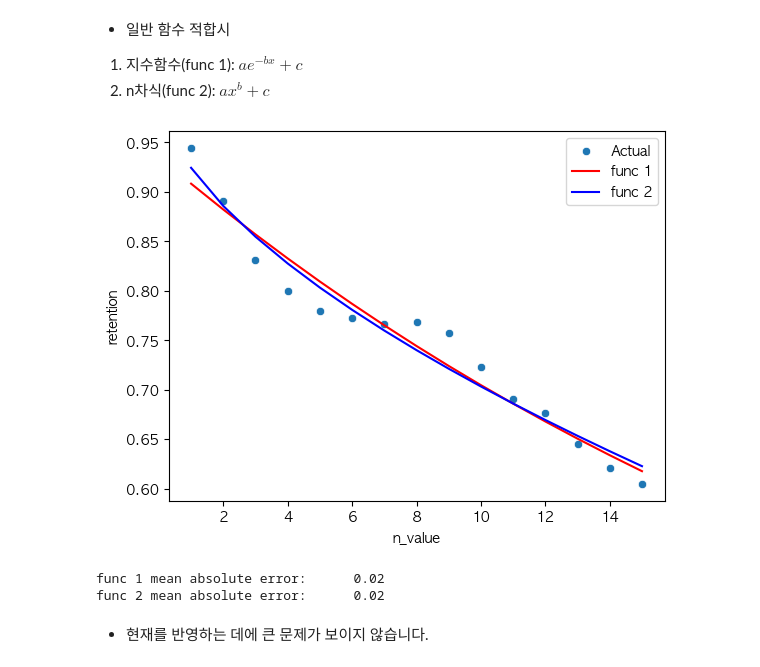
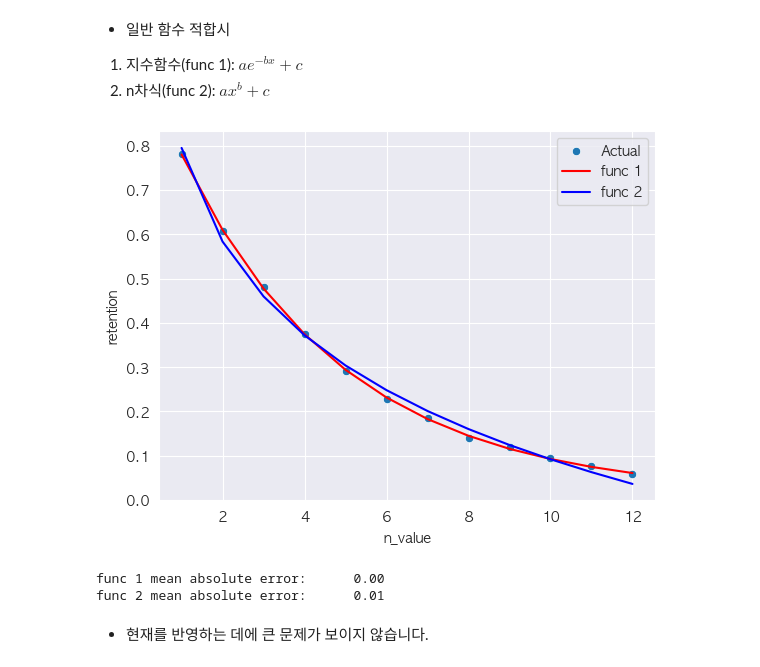
Before and after one commit to LEEMBEEN/portfolio, a Jupyter notebook: analysis/CLV_estimaion/CLV_estimation.ipynb, the cells around one changed output. Saved outputs shown, nothing was run; the diff lists cells and outputs as text; code cells hidden in the pictures.

```diff
--- a/analysis/CLV_estimaion/CLV_estimation.ipynb
+++ b/analysis/CLV_estimaion/CLV_estimation.ipynb
@@ -156,38 +153,38 @@ def func1(X, a, b, c):
 
 def func2(X, a, b, c):
     return a * X ** b + c
 
 # 예시용 데이터프레임
 df_eg = df.copy()
 
 # 2023-1 코호트 사용
-y = df_eg[(df_eg['first_month'] == '2023-1')]['retention']
-X = df_eg[(df_eg['first_month'] == '2023-1')]['n_value']
+y = df_eg[(df_eg['first_month'] == '2023-04-01')]['retention']
+X = df_eg[(df_eg['first_month'] == '2023-04-01')]['n_value']
 
 # 함수 적합
 popt1, pcov = curve_fit(func1, X, y, maxfev=5000)
 popt2, pcov = curve_fit(func2, X, y, maxfev=5000)
 
 # 예측값
 y_pred1 = func1(X, *popt1)
 y_pred2 = func2(X, *popt2)
 
 # 시각화
 sns.scatterplot(x=X, y=y, label='Actual')
 sns.lineplot(x=X, y=y_pred1, color='r', label='func 1')
 sns.lineplot(x=X, y=y_pred2, color='b', label='func 2')
 plt.legend(loc='best')
 plt.show()
 
 # 에러 확인
 from sklearn.metrics import mean_absolute_error
 
 print(f'func 1 mean absolute error: \t {mean_absolute_error(y, y_pred1):.2f}')
 print(f'func 2 mean absolute error: \t {mean_absolute_error(y, y_pred2):.2f}')
 # %% [output]
-[figure, old version]
+[figure, new version]
-func 1 mean absolute error:      0.02
-func 2 mean absolute error:      0.02
+func 1 mean absolute error:      0.00
+func 2 mean absolute error:      0.01
 # %% [markdown]
 - 현재를 반영하는 데에 큰 문제가 보이지 않습니다.
 # %%
```
Also changed, not shown: parts of 17 cells of this notebook.
